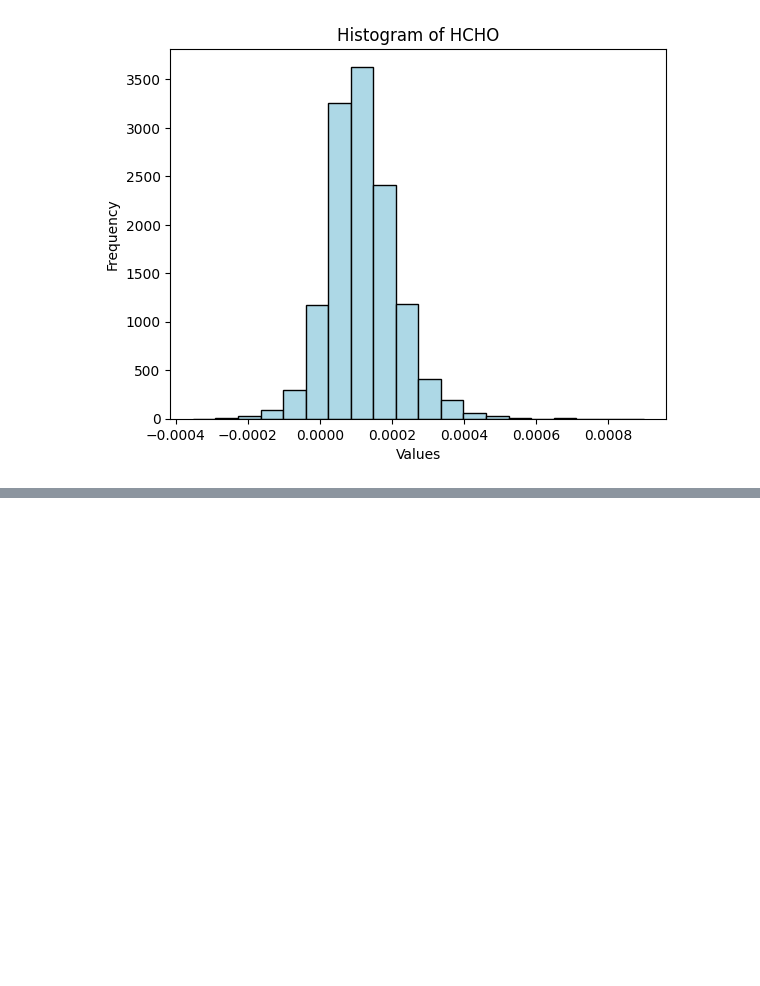
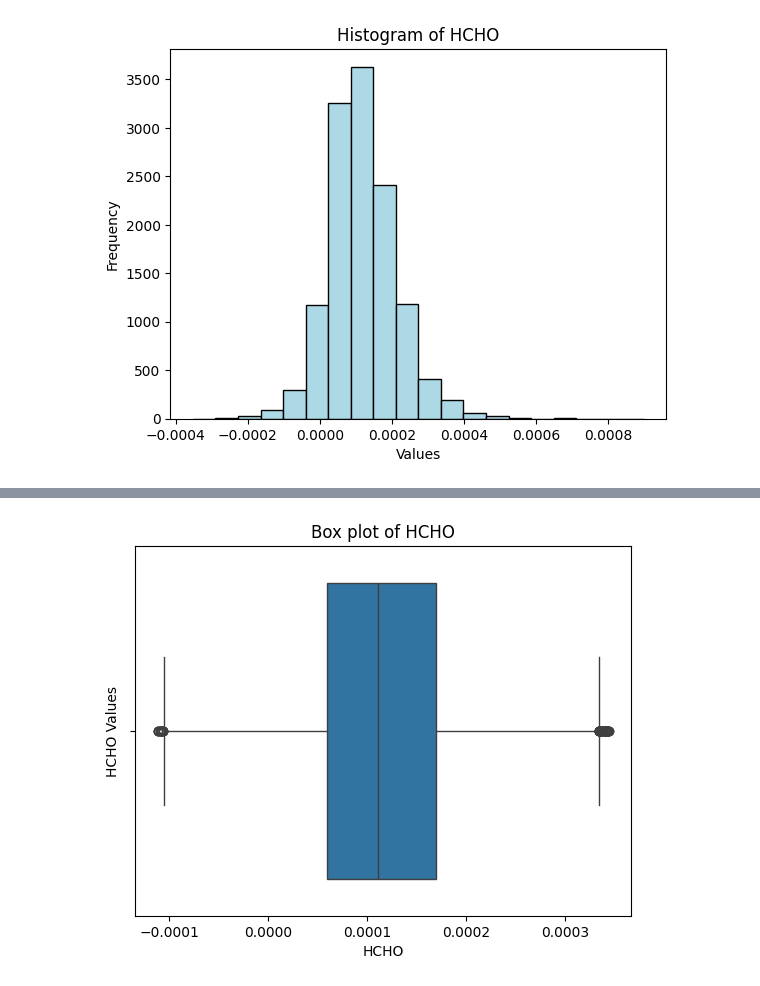
Before and after one commit to HJayashan/HCHO-Prediction, a Jupyter notebook: Data-preprocessing.ipynb, the cells around one changed output, grey strips where cells are left out. Drawn from its saved outputs; the diff is of its cells as text; code cells hidden in the pictures; blank space fills up the shorter version.

```diff
--- a/Data-preprocessing.ipynb
+++ b/Data-preprocessing.ipynb
@@ -335,0 +393,8 @@ plt.show()
+# %%
+sns.boxplot(x=cleaned_df['HCHO'])
+plt.ylabel('HCHO Values')
+plt.title('Box plot of HCHO')
+
+plt.show()
+# %% [output]
+[figure, added]
```
Also changed, not shown: parts of 6 cells of this notebook, 1 other file.
